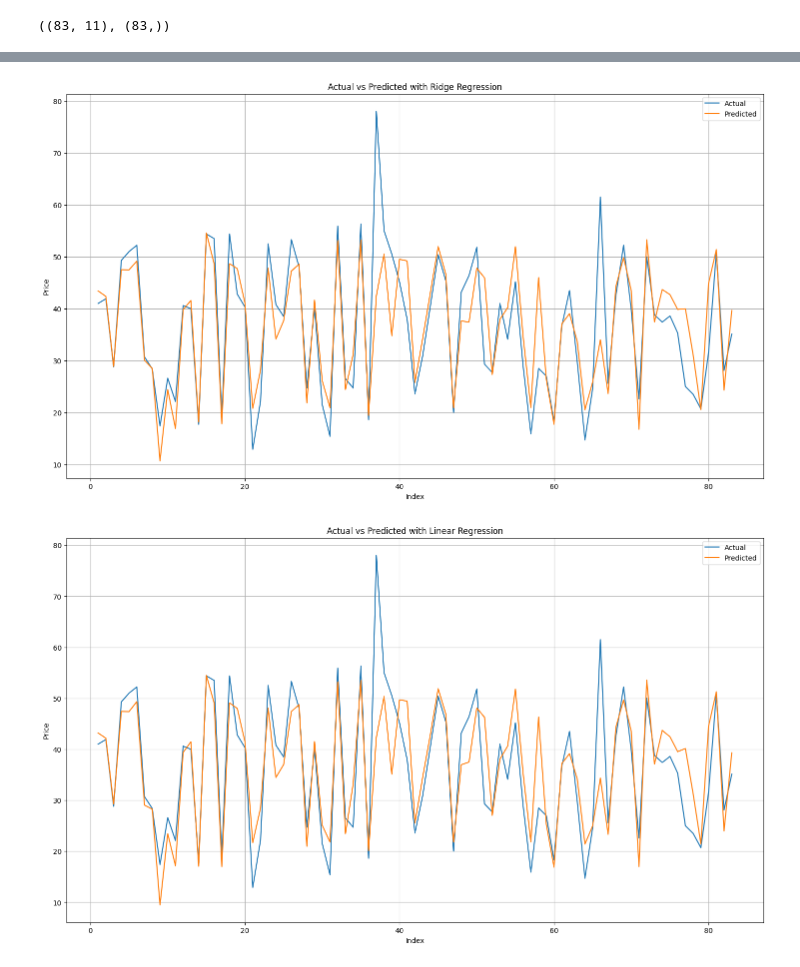
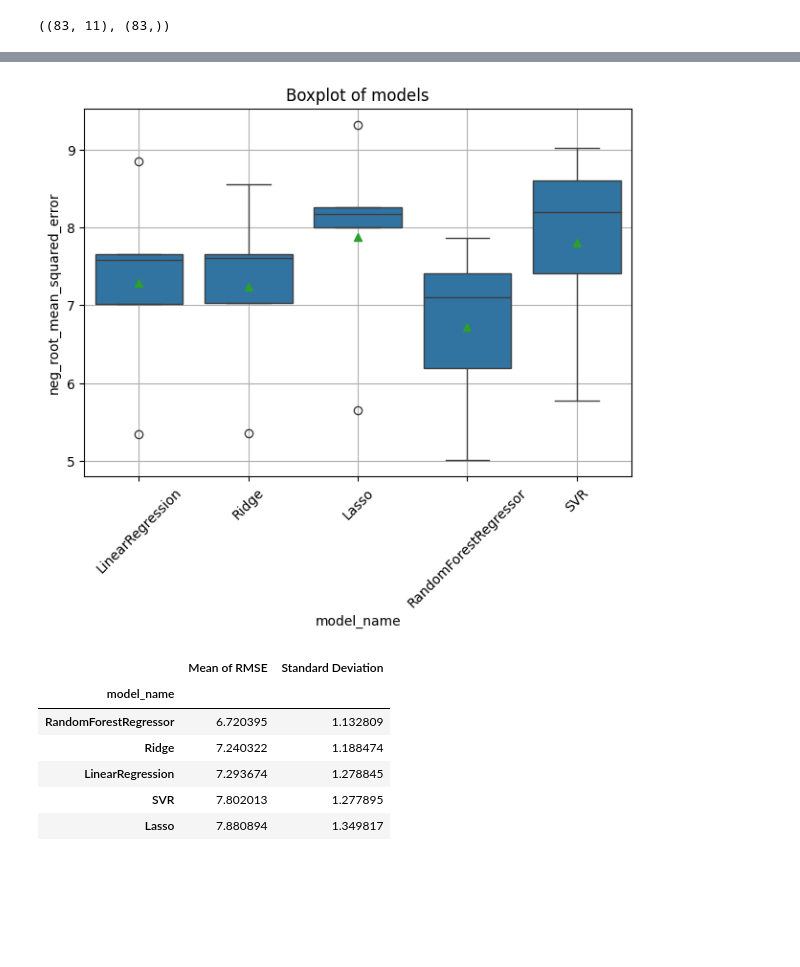
Before and after one commit to thangquang09/HCMUS, a Jupyter notebook: IntroduceDS/Lab02_RegressionModel.ipynb, the cells around one changed output, grey strips where cells are left out. Saved outputs shown, nothing was run; the diff lists cells and outputs as text; code cells hidden in the pictures; blank space fills up the shorter version.

Commit message:
final model and evaluate on test set

```diff
--- a/IntroduceDS/Lab02_RegressionModel.ipynb
+++ b/IntroduceDS/Lab02_RegressionModel.ipynb
@@ -384,26 +282,53 @@ plt.show()
-# %%
-plt.figure(figsize=(18, 10))
-plt.plot(x_bar, y_test[:83], label='Actual')
-plt.plot(x_bar, y_pred_ridge[:83], label='Predicted')
-plt.title('Actual vs Predicted with Ridge Regression')
-plt.xlabel('Index')
-plt.ylabel('Price')
-plt.grid(True)
-plt.legend()
-savefig(plt, 'actual_vs_predicted_ridge.png')
-plt.show()
-# %% [output]
-[figure, removed]
-# %%
-plt.figure(figsize=(18, 10))
-plt.plot(x_bar, y_test[:83], label='Actual')
-plt.plot(x_bar, y_pred_lin[:83], label='Predicted')
-plt.title('Actual vs Predicted with Linear Regression')
-plt.xlabel('Index')
-plt.ylabel('Price')
-plt.grid(True)
-plt.legend()
-savefig(plt, 'actual_vs_predicted_linear.png')
-plt.show()
-# %% [output]
-[figure, removed]
+# %%
+from sklearn.linear_model import LinearRegression, Ridge, Lasso
+from sklearn.ensemble import RandomForestRegressor
+from sklearn.svm import SVR
+
+models = [
+    LinearRegression(),
+    Ridge(),
+    Lasso(),
+    RandomForestRegressor(random_state=42),
+    SVR()
+]
+# %%
+from sklearn.model_selection import cross_val_score
+from sklearn.metrics import mean_squared_error
+
+def generate_baseline_results(models, X, y, metrics, cv = 5, plot_results = False):
+    # define k-fold:
+    entries = []
+    for model in models:
+        model_name = model.__class__.__name__
+        scores = -cross_val_score(model, X, y, scoring=metrics, cv=5)
+        for fold_idx, score in enumerate(scores):
+            entries.append((model_name, fold_idx, score))
+    cv_results = pd.DataFrame(entries, columns=['model_name', 'fold_idx', metrics])
+    if plot_results:
+        sns.boxplot(data=cv_results, x='model_name', y=metrics, showmeans = True)
+        plt.title("Boxplot of models")
+        plt.grid(True)
+        plt.tight_layout()
+        plt.xticks(rotation=45)
+        savefig(plt, 'boxplot.png')
+        plt.show()
+    mean = cv_results.groupby('model_name')[metrics].mean()
+    std = cv_results.groupby('model_name')[metrics].std()
+
+    baseline_results = pd.concat([mean, std], axis=1, ignore_index=True)
+    baseline_results.columns = ['Mean of RMSE', 'Standard Deviation']
+
+    # sort by mean
+    baseline_results.sort_values(by = ['Mean of RMSE'], ascending=True, inplace = True)
+    return baseline_results
+# %%
+generate_baseline_results(models, X_train, y_train, cv = 5, metrics = 'neg_root_mean_squared_error', plot_results=True)
+# %% [output]
+[figure, added]
+|  | Mean of RMSE | Standard Deviation |
+| model_name |  |  |
+| RandomForestRegressor | 6.720395 | 1.132809 |
+| Ridge | 7.240322 | 1.188474 |
+| LinearRegression | 7.293674 | 1.278845 |
+| SVR | 7.802013 | 1.277895 |
+| Lasso | 7.880894 | 1.349817 |
```
Also changed, not shown: parts of 32 cells of this notebook, 23 other files.
